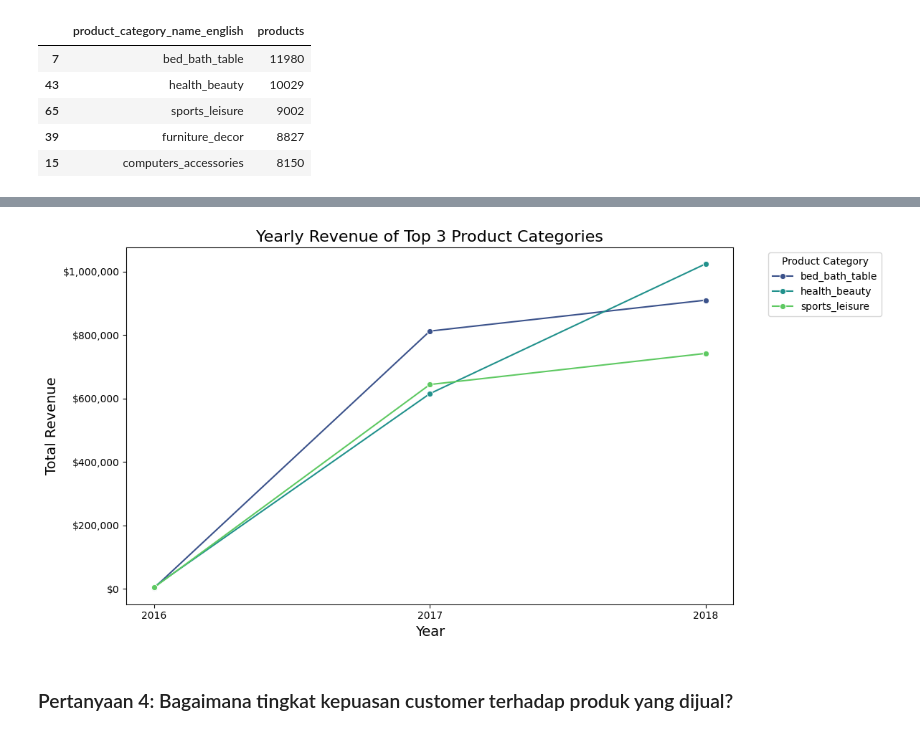
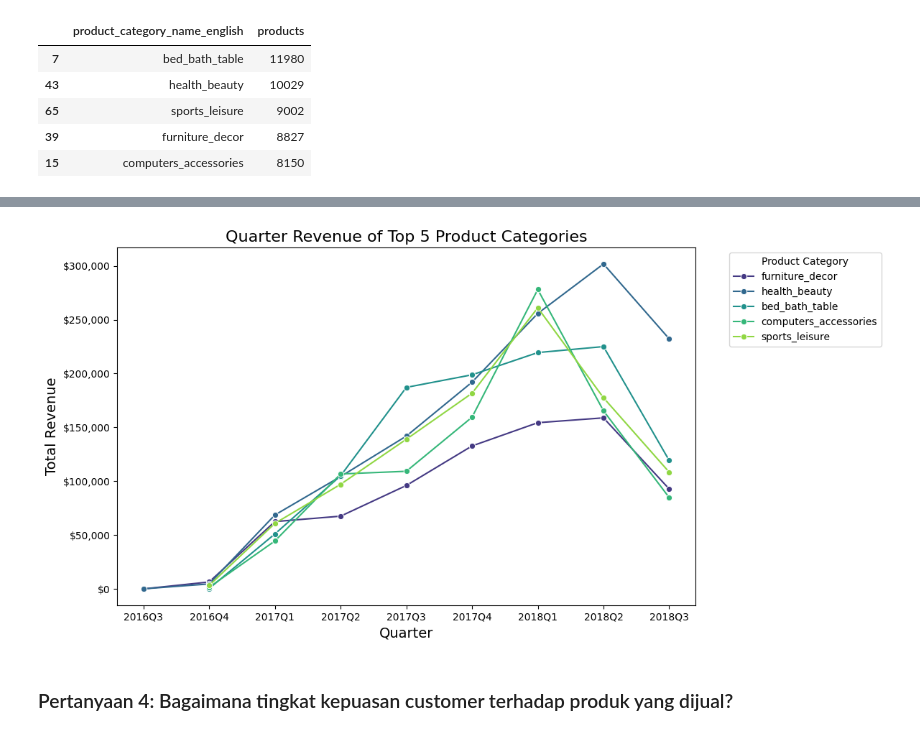
Before and after one commit to fahrimuda12/Proyek-Analisis-Data, a Jupyter notebook: notebook.ipynb, the cells around one changed output, grey strips where cells are left out. Cells and saved outputs as stored; diff of their text form; code cells hidden in the pictures.

```diff
--- a/notebook.ipynb
+++ b/notebook.ipynb
@@ -1214,5 +1208,6 @@ active_transaksi_df['month_year'] = active_transaksi_df['order_purchase_timestam
 # %%
-monthly_transactions = active_transaksi_df.groupby(['month_year', 'product_category_name_english']).size().reset_index(name='total_transactions')
+transaksi_df['month_year'] = transaksi_df['order_purchase_timestamp'].dt.to_period('M')
+monthly_transactions = transaksi_df.groupby(['month_year', 'product_category_name_english']).size().reset_index(name='total_transactions')
 monthly_transactions
 # %% [output]
 |  | month_year | product_category_name_english | total_transactions |
@@ -1373,0 +1362,12 @@ annual_revenue = filtered_transaksi_df.groupby(['year', 'product_category_name_e
+# %%
+annual_revenue = transaksi_df.groupby([transaksi_df['quarter_year'], 'product_category_name_english'])['price'].sum().reset_index()
+
+# ambil 5 kategori produk dengan produk terlaris
+top5_product_categories = jumlah_order_produk_df['product_category_name_english'].head(5)
+
+# Filter data berdasarkan 5 kategori produk terlaris
+annual_revenue = annual_revenue[annual_revenue['product_category_name_english'].isin(top5_product_categories)].reset_index(drop=True)
+
+# annual_revenue.rename(columns={
+#          'order_purchase_timestamp': 'year'
+#       }, inplace=True)
@@ -1374,24 +1394,28 @@ annual_revenue = filtered_transaksi_df.groupby(['year', 'product_category_name_e
 # %%
+# Convert quarter_year to string
+annual_revenue['quarter_year'] = annual_revenue['quarter_year'].astype(str)
+
 # Create a line plot for the top 3 products by yearly revenue
 plt.figure(figsize=(12, 6))
-sns.lineplot(x='year', y='payment_value', hue='product_category_name_english', data=annual_revenue, marker='o', palette='viridis')
+sns.lineplot(x='quarter_year', y='price', hue='product_category_name_english', data=annual_revenue, marker='o', palette='viridis')
 plt.gca().xaxis.set_major_locator(ticker.MaxNLocator(integer=True))
 
 # Add titles and labels
-plt.title('Yearly Revenue of Top 3 Product Categories', fontsize=16)
-plt.xlabel('Year', fontsize=14)
+plt.title('Quarter Revenue of Top 5 Product Categories', fontsize=16)
+plt.xlabel('Quarter', fontsize=14)
 plt.ylabel('Total Revenue', fontsize=14)
 plt.legend(title='Product Category', bbox_to_anchor=(1.05, 1), loc='upper left')
 
 # Format y-axis as dollar
 formatter = ticker.FuncFormatter(lambda x, pos: f'${x:,.0f}')
 plt.gca().yaxis.set_major_formatter(formatter)
 
+
 # Show the plot
 plt.tight_layout()
 plt.show()
 # %% [output]
-[figure, old version]
+[figure, new version]
 # %% [markdown]
 ### Pertanyaan 4: Bagaimana tingkat kepuasan customer terhadap produk yang dijual?
 # %%
```
Also changed, not shown: parts of 18 cells of this notebook, 4 other files.
